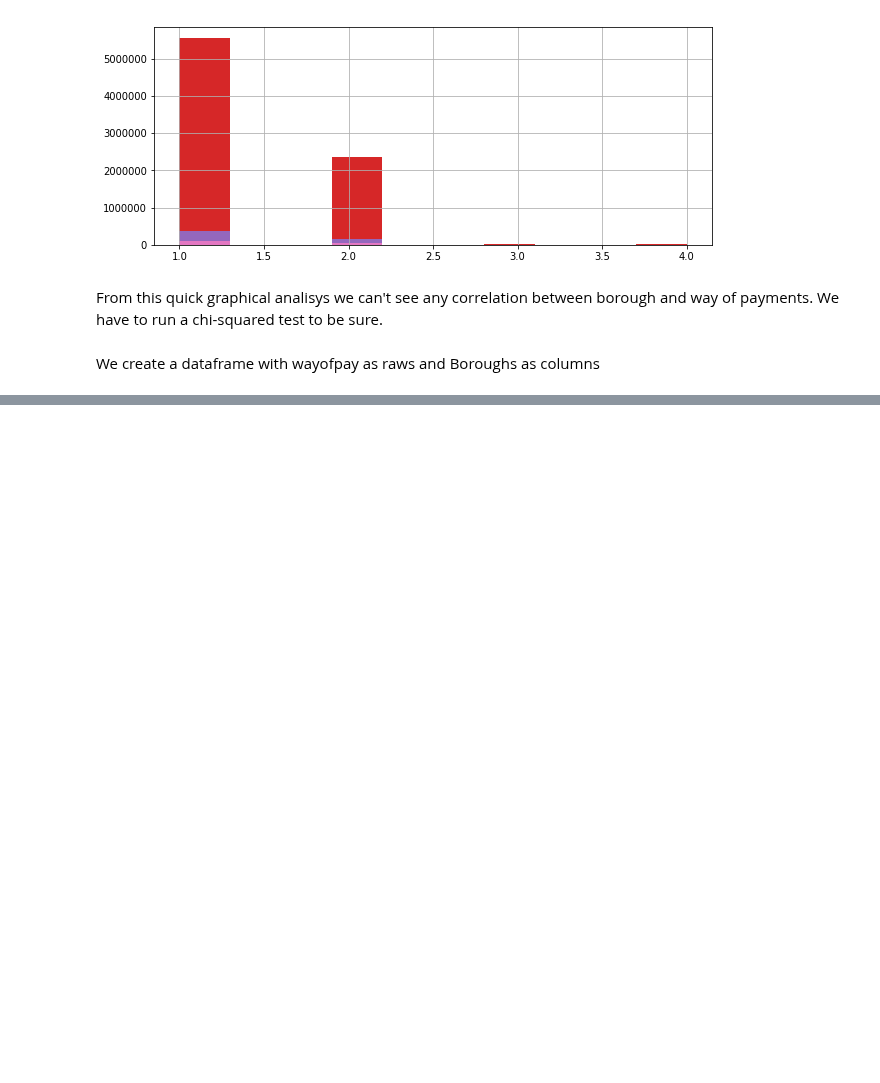
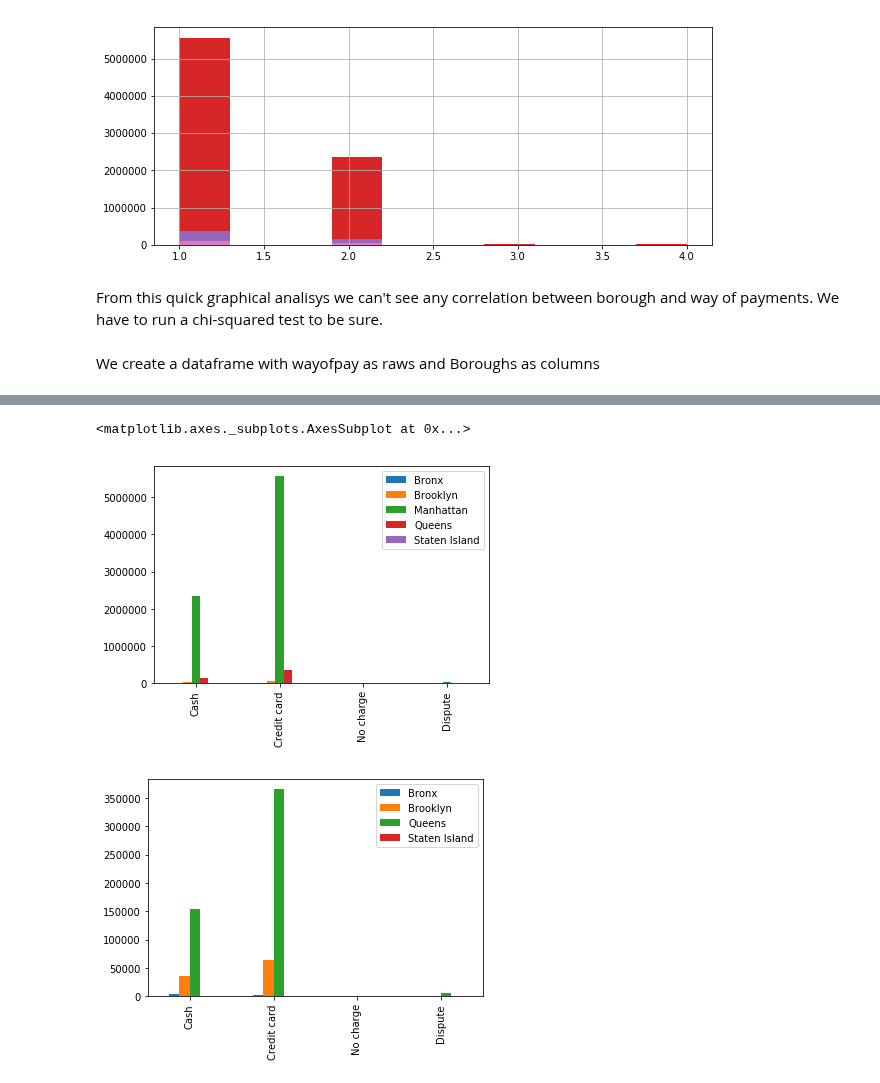
Before and after one commit to EgonFerri/ADM-HM2, a Jupyter notebook: TemporaryFile_RQ4.ipynb, the cells around one changed output, grey strips where cells are left out. Cells and saved outputs as stored; diff of their text form; code cells hidden in the pictures; blank space fills up the shorter version.

```diff
--- a/TemporaryFile_RQ4.ipynb
+++ b/TemporaryFile_RQ4.ipynb
@@ -211,0 +210,8 @@ Name: Bronx, dtype: int64
+# %%
+tab.plot(kind='bar')
+tab2=tab.drop(['Manhattan'], 1)
+tab2.plot(kind= 'bar')
+# %% [output]
+<matplotlib.axes._subplots.AxesSubplot at 0x...>
+[figure, added]
+[figure, added]
```
Also changed, not shown: parts of 5 cells of this notebook.
